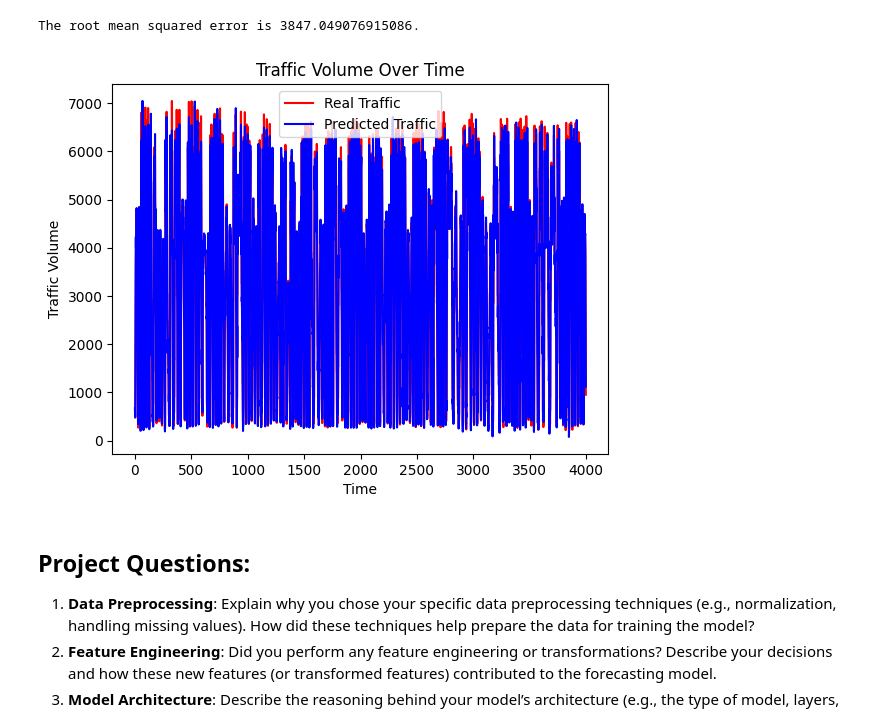
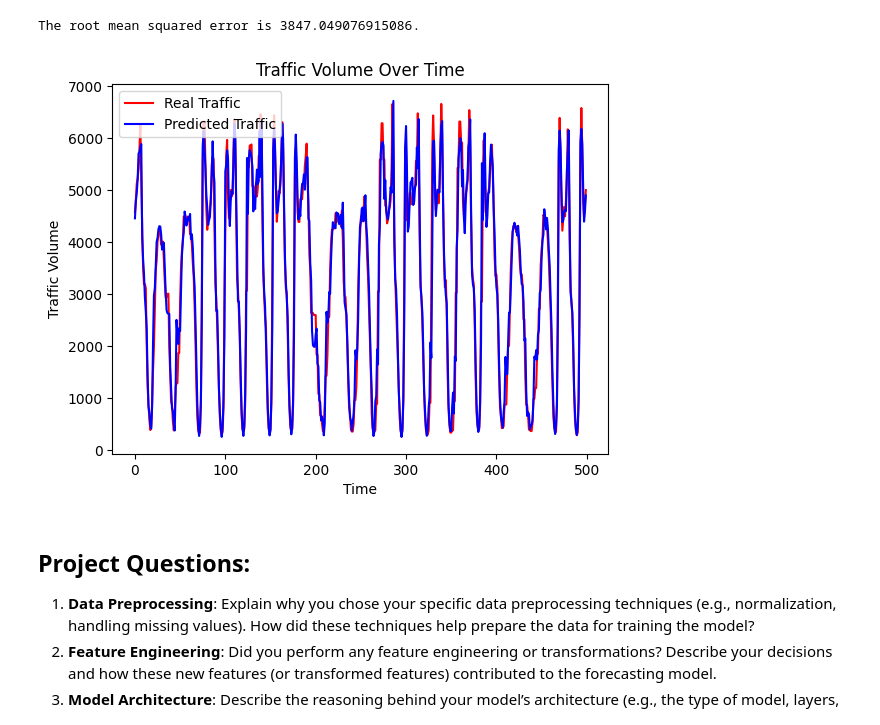
Before and after one commit to AbdullahHafiz30/Tuwaiq_Academy_T5_Week6, a Jupyter notebook: 5- Weekly Project/Time_Series_Forecasting_Practical_Evaluation.ipynb, the cells around one changed output. Drawn from its saved outputs; the diff is of its cells as text; code cells hidden in the pictures.

```diff
--- a/5- Weekly Project/Time_Series_Forecasting_Practical_Evaluation.ipynb
+++ b/5- Weekly Project/Time_Series_Forecasting_Practical_Evaluation.ipynb
@@ -929,9 +929,9 @@ The root mean squared error is 3847.049076915086.
 # %%
 test_data = scaler.inverse_transform(test_data)
 # %%
-plot_pred(test_data, pred_price)
+plot_pred(test_data[2000:2500], pred_price[2000:2500])
 # %% [output]
-[figure, old version]
+[figure, new version]
 # %% [markdown]
 ## Project Questions:
 
```
